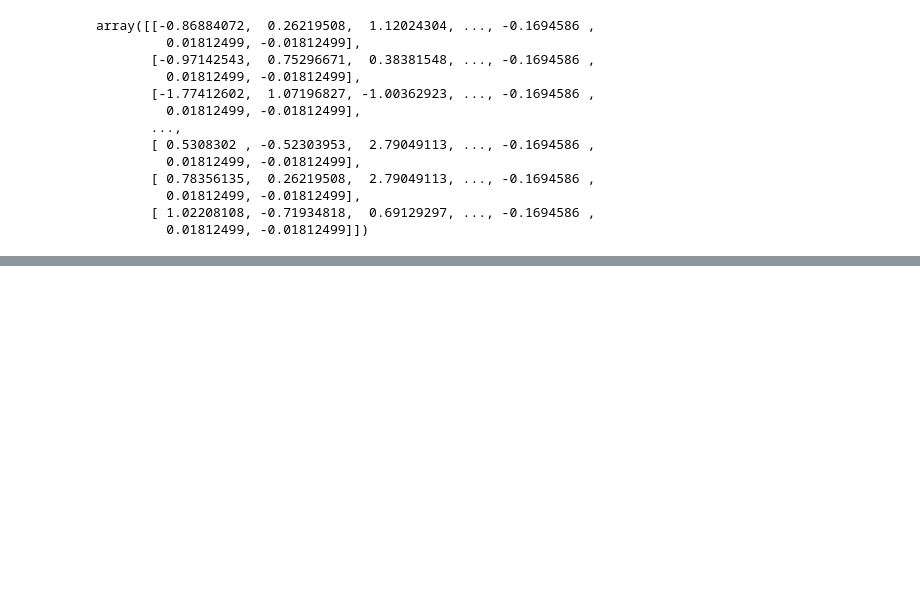
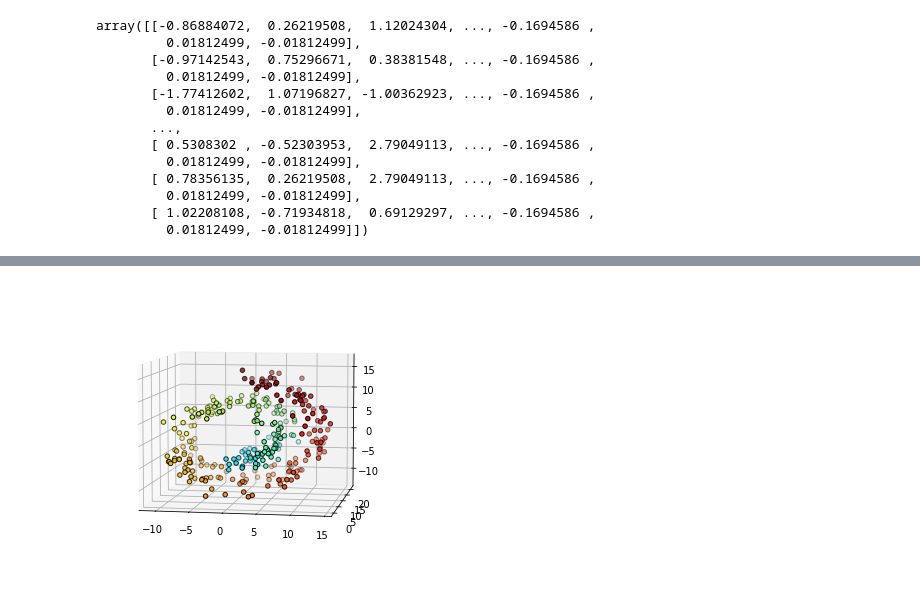
Before and after one commit to shuchiK38/Supervised-Machine-Learning, a Jupyter notebook: Credit Risk Evaluator.ipynb, the cells around one changed output, grey strips where cells are left out. Drawn from its saved outputs; the diff is of its cells as text; code cells hidden in the pictures; blank space fills up the shorter version.

```diff
--- a/Credit Risk Evaluator.ipynb
+++ b/Credit Risk Evaluator.ipynb
@@ -180,0 +230,21 @@ array([[-0.86884072,  0.26219508,  1.12024304, ..., -0.1694586 ,
+# %%
+X, y = make_swiss_roll(random_state=1, n_samples=300, noise=1)
+X = pd.DataFrame(X)
+X_train, X_test, y_train, y_test = train_test_split(X, y, random_state=1)
+scaler = StandardScaler().fit(X_train)
+X_train_scaled = scaler.transform(X_train)
+X_test_scaled = scaler.transform(X_test)
+data = [X_train_scaled, X_test_scaled, y_train, y_test]
+# %%
+import mpl_toolkits.mplot3d.axes3d as p3
+# #############################################################################
+# Plot the result
+fig = plt.figure()
+ax = p3.Axes3D(fig)
+ax.view_init(7, -80)
+ax.scatter(X[0], X[1], X[2],
+           color=plt.cm.jet(y/y.max()),
+           s=20, edgecolor='k')
+plt.show()
+# %% [output]
+[figure, added]
```
Also changed, not shown: parts of 6 cells of this notebook.
